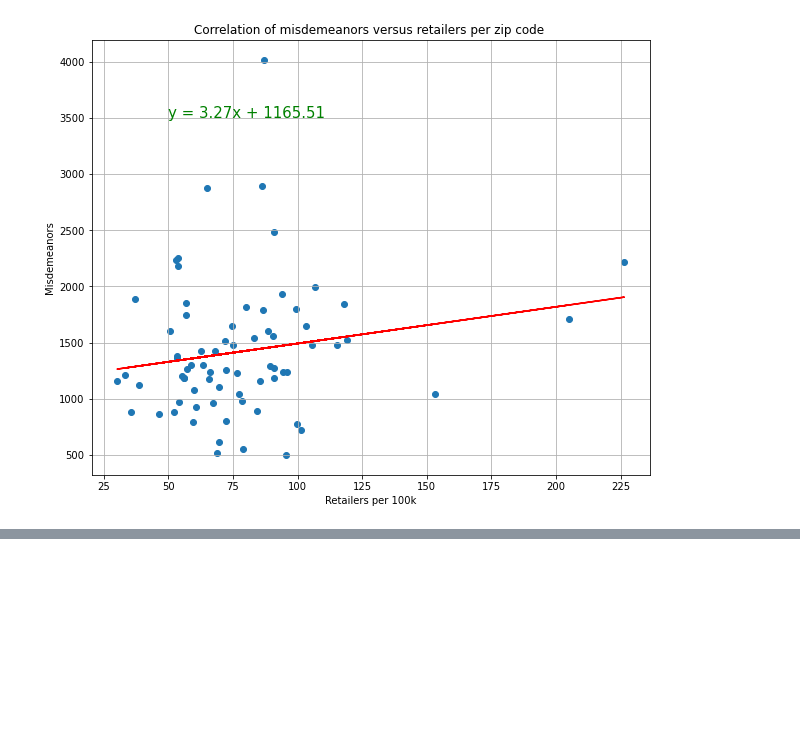
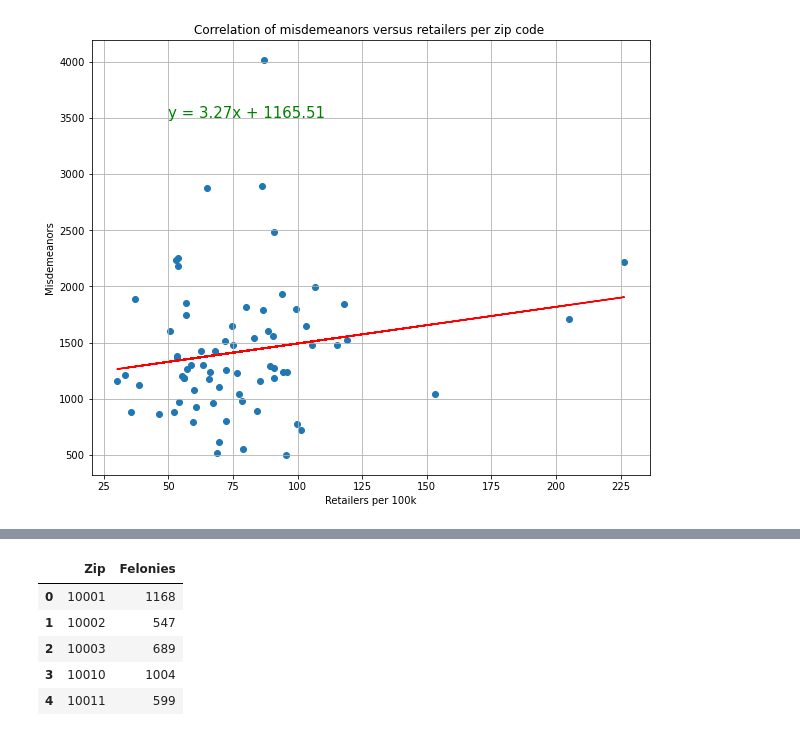
Before and after one commit to Auburn9698/project_work, a Jupyter notebook: nyc_crime_by_zip.ipynb, the cells around one changed output, grey strips where cells are left out. Cells and saved outputs as stored; diff of their text form; code cells hidden in the pictures; blank space fills up the shorter version.

```diff
--- a/nyc_crime_by_zip.ipynb
+++ b/nyc_crime_by_zip.ipynb
@@ -643,0 +555,10 @@ felonies
+# %%
+felonies = felonies.rename(columns = {"index": "Zip", "Zip": "Felonies"})
+felonies.head()
+# %% [output]
+|  | Zip | Felonies |
+| 0 | 10001 | 1168 |
+| 1 | 10002 | 547 |
+| 2 | 10003 | 689 |
+| 3 | 10010 | 1004 |
+| 4 | 10011 | 599 |
```
Also changed, not shown: parts of 13 cells of this notebook.
